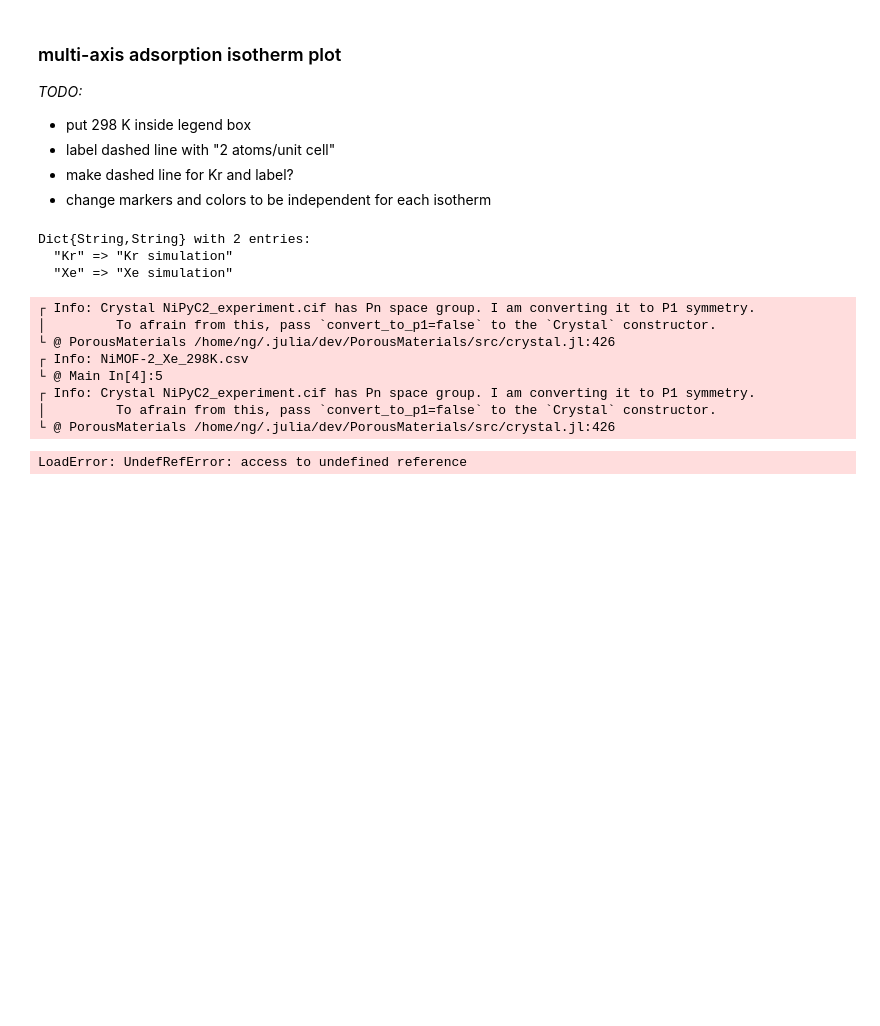
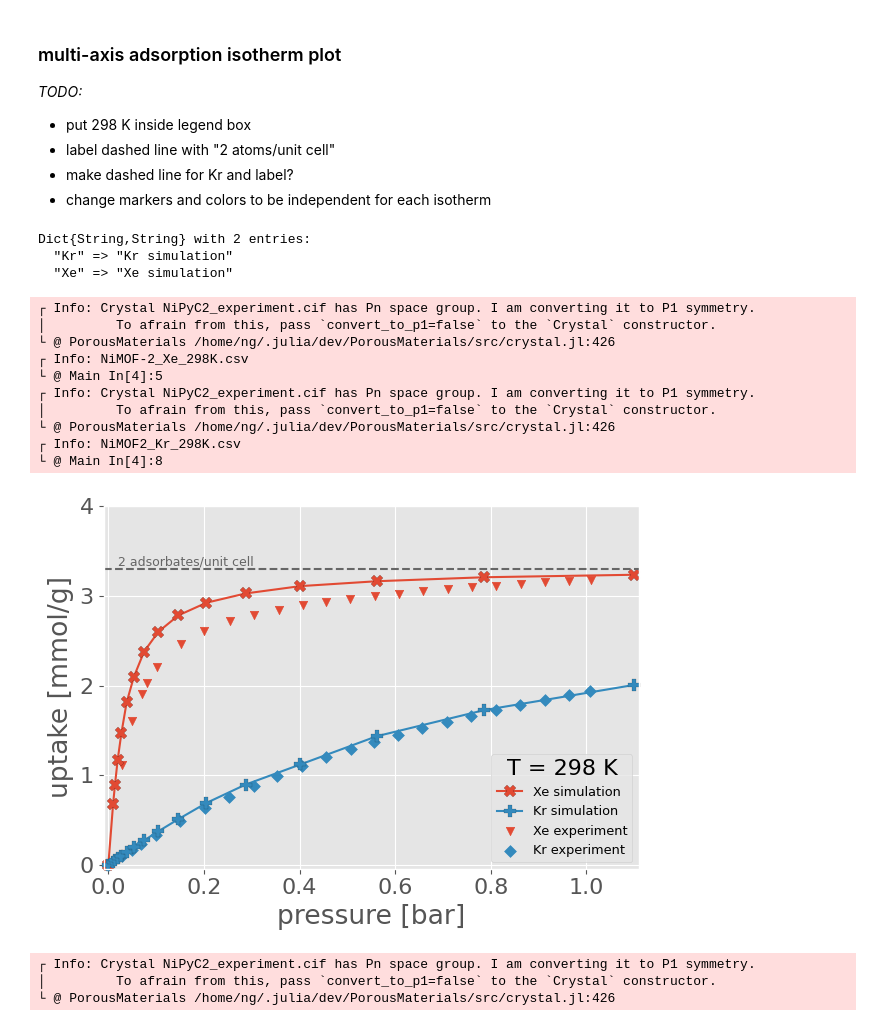
Before and after one commit to SimonEnsemble/NiPyC_analogues, a Jupyter notebook: simulated_isotherm_data/isotherm_sim_results_to_dataframe.ipynb, the cells around one changed output. Saved outputs shown, nothing was run; the diff lists cells and outputs as text; code cells hidden in the pictures; blank space fills up the shorter version.

```diff
--- a/simulated_isotherm_data/isotherm_sim_results_to_dataframe.ipynb
+++ b/simulated_isotherm_data/isotherm_sim_results_to_dataframe.ipynb
@@ -428,7 +452,7 @@ plts = Array{Any, 1}(undef, 5)
 nn = 1
 
 # create an empty plot object to place T=298 K in legend
-plts[nn] = ax1.scatter([], [], label="T = 298 K", marker=data_marker[nn], color="")
+# plts[nn] = ax1.scatter([], [], label="T = 298 K", marker=data_marker[nn], color="")
 
 
 for gas in adsorbate
@@ -475,38 +499,45 @@ ads_scale_factor = adsorption_scale_factor(frameworks[1])
 
 # title(L"Ni(PyC)$_2$ simulation vs. experiment")
 # ["T = 298 K", "Xe simulation", "Xe experiment", "Kr simulation", "Kr experiment"],
-legend((plts[1], plts[2][1], plts[3], plts[4][1], plts[5]),
-            ["T = 298 K", "Xe simulation", "Xe experiment", "Kr simulation", "Kr experiment"],
-            loc="lower right", fontsize="xx-small")
+# legend((plts[1], plts[2][1], plts[3], plts[4][1], plts[5]),
+#             ["T = 298 K", "Xe simulation", "Xe experiment", "Kr simulation", "Kr experiment"],
+#             loc="lower right", fontsize="xx-small")
+
+legend(title="T = 298 K", loc="lower right", fontsize="xx-small")
 
 ax1.grid("on")
 ax1.set_xlabel("pressure [bar]")
 ax1.set_ylabel("uptake [mmol/g]")
 
 ymin = -0.04
 ymax = 4
 ax1.set_ylim(ymin, ymax)
 
 
 xmin = -0.01
 xmax = pressures[end] + 0.01
 ax1.set_xlim(xmin, xmax)
 
 ax1.axhline(y=2/ads_scale_factor, linestyle="--", color="0.4")
 ax1.text(0.02, 2/ads_scale_factor+0.04, "2 adsorbates/unit cell", color="0.4", fontsize=9)
 
 tight_layout()
 # savefig("NiPyC2_isotherms_sim_vs_exp_UFF.pdf", dpi=300, format="pdf")
 # %% [output]
 ┌ Info: Crystal NiPyC2_experiment.cif has Pn space group. I am converting it to P1 symmetry.
 │         To afrain from this, pass `convert_to_p1=false` to the `Crystal` constructor.
 └ @ PorousMaterials /home/ng/.julia/dev/PorousMaterials/src/crystal.jl:426
 ┌ Info: NiMOF-2_Xe_298K.csv
 └ @ Main In[4]:5
 ┌ Info: Crystal NiPyC2_experiment.cif has Pn space group. I am converting it to P1 symmetry.
 │         To afrain from this, pass `convert_to_p1=false` to the `Crystal` constructor.
 └ @ PorousMaterials /home/ng/.julia/dev/PorousMaterials/src/crystal.jl:426
+┌ Info: NiMOF2_Kr_298K.csv
+└ @ Main In[4]:8
+[figure, added]
-LoadError: UndefRefError: access to undefined reference
+┌ Info: Crystal NiPyC2_experiment.cif has Pn space group. I am converting it to P1 symmetry.
+│         To afrain from this, pass `convert_to_p1=false` to the `Crystal` constructor.
+└ @ PorousMaterials /home/ng/.julia/dev/PorousMaterials/src/crystal.jl:426
 # %%
 # frameworks = ["NiPyC2_relax.cif",
 #               "NiPyC2_relax_meta_functionalized_NH2.cif",
```
Also changed, not shown: parts of 5 cells of this notebook, 2 other files.
